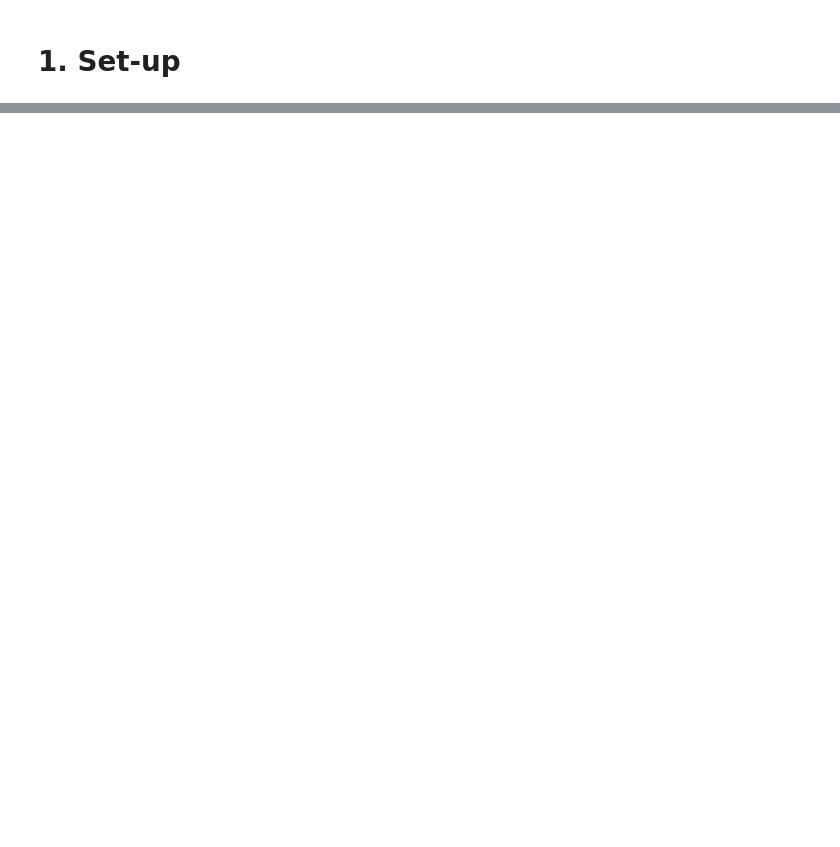
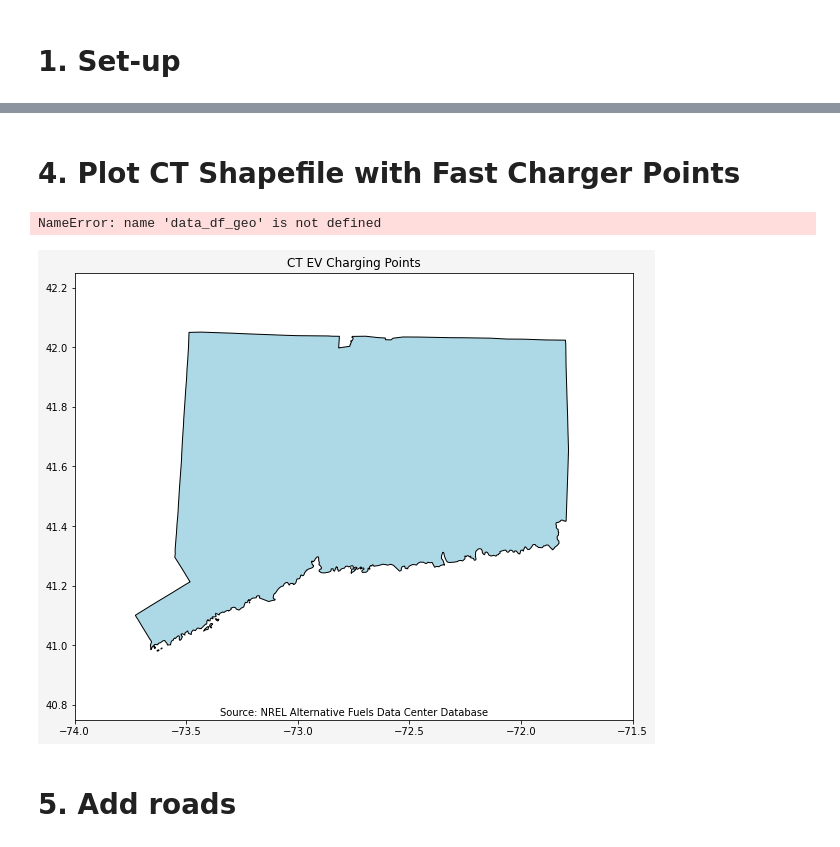
Before and after one commit to rajanoureddine/ctdot-tobin-yse, a Jupyter notebook: states_plotting.ipynb, the cells around one changed output, grey strips where cells are left out. Drawn from its saved outputs; the diff is of its cells as text; code cells hidden in the pictures; blank space fills up the shorter version.

```diff
--- a/states_plotting.ipynb
+++ b/states_plotting.ipynb
@@ -165,0 +90,42 @@ roads_in_CT.plot(ax=ax_states, color = "darkblue")
+# %%
+# Load all US States
+us_gdf = gpd.read_file(INPUT_FILEPATH / "us_state_shapefiles")
+# %%
+# Restrict to CT
+ct_gdf = us_gdf[us_gdf["NAME"] == "Connecticut"]
+# %%
+# Reset the index
+ct_gdf_2 = ct_gdf.reset_index()
+# %%
+ct_gdf_2 = ct_gdf_2.drop('index', axis =1)
+# %% [markdown]
+# 4. Plot CT Shapefile with Fast Charger Points
+# %%
+# Create figure and axes
+fig, ax = plt.subplots(figsize = (10,10), facecolor = 'whitesmoke')
+
+# Set axes sizes
+ax.set_ylim(40.75, 42.25)
+ax.set_xlim(-74, -71.5)
+ax.set_title("CT EV Charging Points")
+plt.text(s = "Source: NREL Alternative Fuels Data Center Database",
+         x = 0.5,
+         y= 0.01,
+         transform=ax.transAxes,
+         horizontalalignment='center')
+# Alternative
+# ax.annotate("Source: NREL Alternative Fuels Data Center Database",
+#             xy=(0.5, 0.01),
+#             xytext=(0.25, 0.08),
+#             xycoords = 'figure fraction')
+
+# Plot state and points
+ct_gdf_2.plot(ax=ax, color = 'lightblue', edgecolor = 'black')
+data_df_geo.plot(ax=ax,
+                 color = 'darkblue',
+                 markersize =10)
+# %% [output]
+NameError: name 'data_df_geo' is not defined
+[figure, added]
+# %% [markdown]
+# 5. Add roads
```
Also changed, not shown: parts of 69 cells of this notebook, 3 other files.
